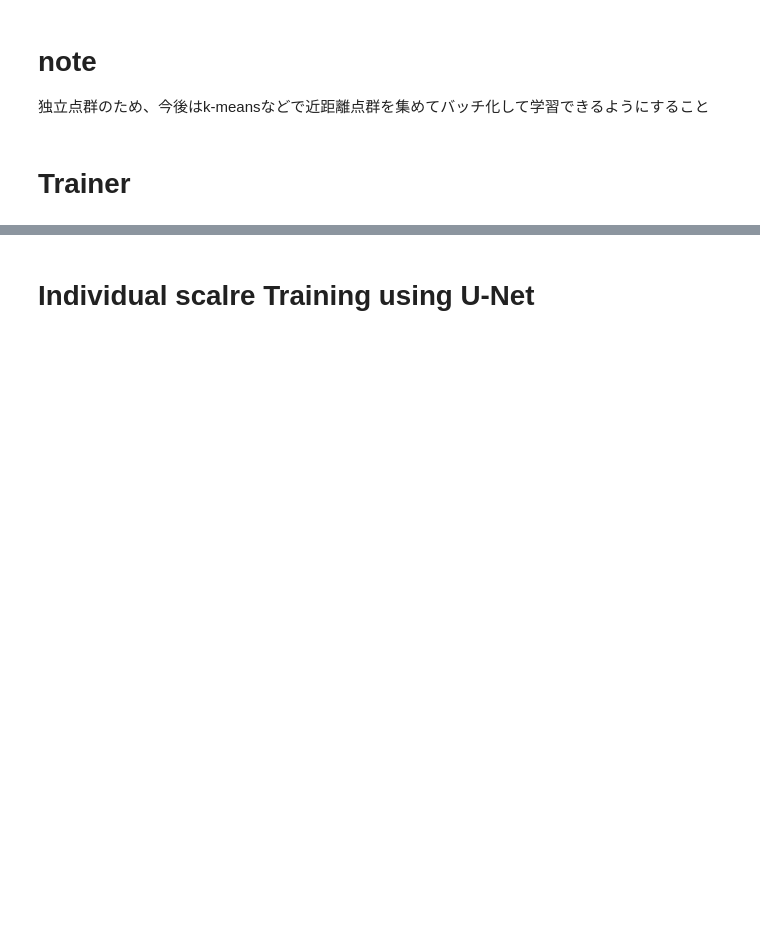
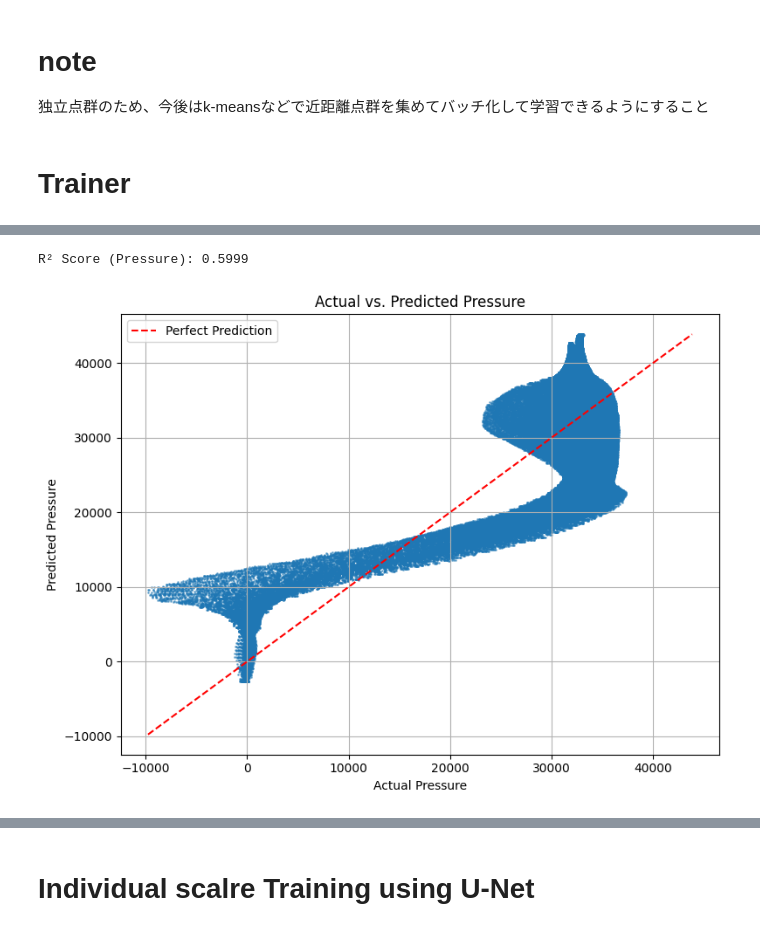
Before and after one commit to Ssurf777/U-Net_pipe_flow, a Jupyter notebook: U_net_pipe_flow.ipynb, the cells around one changed output, grey strips where cells are left out. Cells and saved outputs as stored; diff of their text form; code cells hidden in the pictures; blank space fills up the shorter version.

```diff
--- a/U_net_pipe_flow.ipynb
+++ b/U_net_pipe_flow.ipynb
@@ -260,8 +297,8 @@ class CFDDataset2(Dataset):
         return norm_p * (self.p_max - self.p_min) + self.p_min
 # %%
 # データ読み込み
-train_dataset = CFDDataset2('cfd_data.npy')
-train_loader = DataLoader(train_dataset, batch_size=1024, shuffle=False, drop_last=True)
+train_dataset = CFDPointCloudDataset('cfd_data.npy')
+train_loader = DataLoader(train_dataset, batch_size=1024, shuffle=False, drop_last=False)
 # %% [markdown]
 # note
 独立点群のため、今後はk-meansなどで近距離点群を集めてバッチ化して学習できるようにすること
@@ -274,25 +311,23 @@ from tqdm import tqdm
 device = torch.device("cuda" if torch.cuda.is_available() else "cpu")
 model = PointUNet().to(device)
 criterion = nn.MSELoss()
-optimizer = optim.Adam(model.parameters(), lr=1e-2)
+optimizer = optim.Adam(model.parameters(), lr=1e-4)
 
-# Epoch loop
-num_epochs = 50
+num_epochs = 200
 for epoch in range(num_epochs):
     model.train()
     epoch_loss = 0.0
 
     for batch_inputs, batch_targets in tqdm(train_loader, desc=f"Epoch {epoch+1}/{num_epochs}"):
-        # reshape [B, 3] → [B, N, 3] : ここでN=1として扱う（点ごとに）
-        batch_inputs = batch_inputs.unsqueeze(1).to(device)   # shape: [B, 1, 3]
-        batch_targets = batch_targets.unsqueeze(1).to(device) # shape: [B, 1, 4]
+        batch_inputs = batch_inputs.to(device)    # [B, N, 3]
+        batch_targets = batch_targets.to(device)  # [B, N, 1]
 
         optimizer.zero_grad()
-        outputs = model(batch_inputs)  # shape: [B, 1, 4]
-        loss = criterion(outputs, batch_targets)
+        outputs = model(batch_inputs)             # [B, N, 4]
+        loss = criterion(outputs[:, :, 3:], batch_targets)  # 4番目の出力をMSE対象に
         loss.backward()
         optimizer.step()
 
         epoch_loss += loss.item()
 
-    print(f"Epoch {epoch+1} - Loss: {epoch_loss/len(train_loader):.6f}")
+    print(f"Epoch {epoch+1} - Loss: {epoch_loss / len(train_loader):.6f}")
@@ -303,53 +407,49 @@ from sklearn.metrics import r2_score
 from tqdm import tqdm
 import torch
 
-# モデルを評価モードに
 model.eval()
-
 all_predictions = []
 all_targets = []
 
 with torch.no_grad():
     for batch_inputs, batch_targets in tqdm(train_loader, desc="Predicting"):
-        # batch_inputs: [B, N, 3]
-        # batch_targets: [B, N] または [B, N, 1]
-        batch_inputs = batch_inputs.to(device)
-        batch_targets = batch_targets.to(device)
+        batch_inputs = batch_inputs.to(device)    # [B, N, 3]
+        batch_targets = batch_targets.to(device)  # [B, N, 1]
 
-        # モデル出力 [B, N, 4]
-        outputs = model(batch_inputs)
-
-        # pの予測値を抽出（出力の4番目）
-        p_pred = outputs[:, :, 3].cpu().numpy()  # shape: [B, N]
-        p_true = batch_targets.cpu().numpy()     # shape: [B, N]
+        outputs = model(batch_inputs)             # [B, N, 4]
+        p_pred = outputs[:, :, 3].cpu().numpy()   # [B, N]
+        p_true = batch_targets.squeeze(-1).cpu().numpy()  # [B, N]
 
         all_predictions.append(p_pred)
         all_targets.append(p_true)
 
-# shape: [total_samples]
+# 結合して評価
 predicted_pressure_normalized = np.concatenate(all_predictions, axis=0).flatten()
 target_pressure_normalized = np.concatenate(all_targets, axis=0).flatten()
 
-# 元スケールに戻す
+# 元スケールに復元
 predicted_pressure_original = train_dataset.inverse_transform(predicted_pressure_normalized)
 target_pressure_original = train_dataset.inverse_transform(target_pressure_normalized)
 
 # R²スコア
 r2 = r2_score(target_pressure_original, predicted_pressure_original)
 print(f"\nR² Score (Pressure): {r2:.4f}")
 
 # 散布図の描画
 plt.figure(figsize=(8, 6))
 plt.scatter(target_pressure_original, predicted_pressure_original, alpha=0.5, s=1)
 plt.xlabel("Actual Pressure")
 plt.ylabel("Predicted Pressure")
 plt.title("Actual vs. Predicted Pressure")
 plt.grid(True)
 
 # 完全一致の赤線
 min_val = min(target_pressure_original.min(), predicted_pressure_original.min())
 max_val = max(target_pressure_original.max(), predicted_pressure_original.max())
 plt.plot([min_val, max_val], [min_val, max_val], color='red', linestyle='--', label='Perfect Prediction')
 plt.legend()
 plt.tight_layout()
 plt.show()
+# %% [output]
+R² Score (Pressure): 0.5999
+[figure, added]
```
Also changed, not shown: parts of 10 cells of this notebook.
